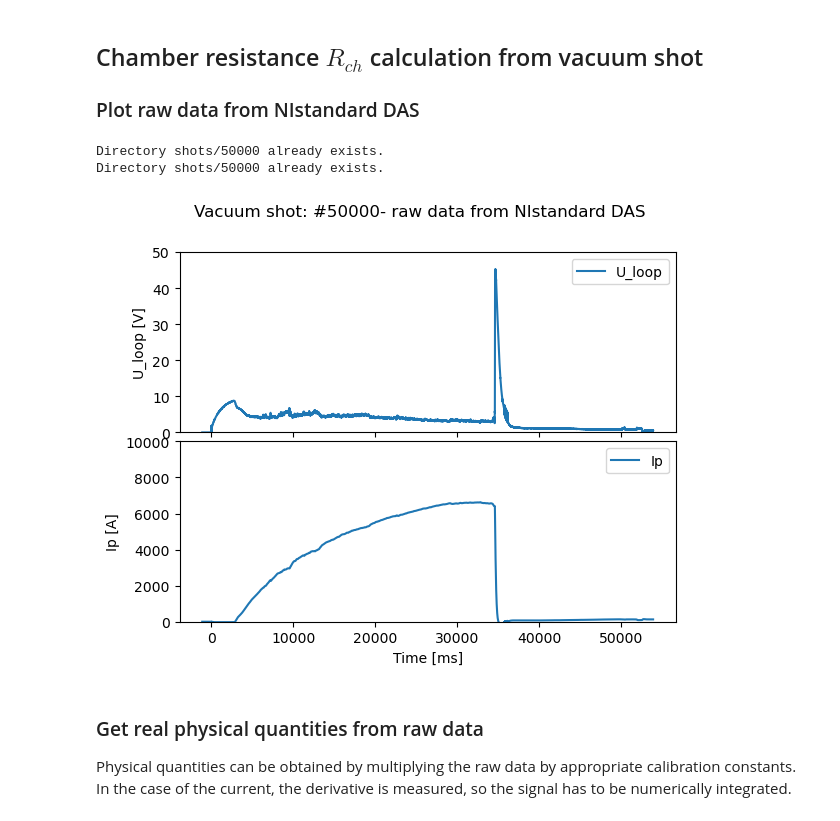
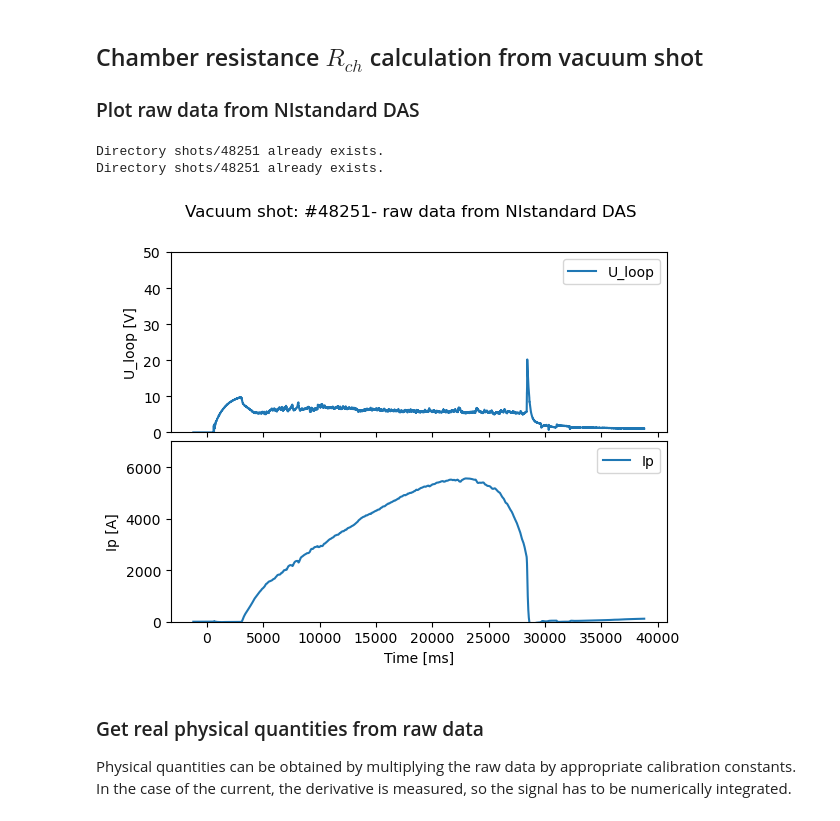
Before and after one commit to VictorV626/GolemGithub, a Jupyter notebook: tau.ipynb, the cells around one changed output. Cells and saved outputs as stored; diff of their text form; code cells hidden in the pictures.

```diff
--- a/tau.ipynb
+++ b/tau.ipynb
@@ -32,8 +32,8 @@ k_B = constants.k # Boltzmann constant
 eV = constants.e # 1 eV equivalent to J
 baseURL = "http://golem.fjfi.cvut.cz/shots/"
 #baseURL = "file:///locgolem/database/operation/shots/" #local solution
-VacuumShotNo = 50000
-PlasmaShotNo = 50001
+VacuumShotNo = 48251
+PlasmaShotNo = 48251
 try:
         os.stat('shots/')
 except:
@@ -68,31 +68,31 @@ def open_data(shot_no, data_id, data_path):
 # %%
 # First let's get the data from the DAS in the columns specified by the given identifiers.
 Uloop_csv = open_data(VacuumShotNo,'U_loop', 'Diagnostics/BasicDiagnostics/Results/U_loop')
 Ip_csv = open_data(VacuumShotNo,'Ip', 'Diagnostics/BasicDiagnostics/Results/Ip')
 # time =  np.linspace(IDuloop['t_start'],IDuloop['t_end'], len(IDuloop['data']))
 
 time = Uloop_csv[:,0]
 Uloop = Uloop_csv[:,1]
 Ip = Ip_csv[:,1] * 1e3 # A conversion from kA to A
 
 # Let's show raw data:
 f,ax = plt.subplots(2,sharex=True)
 f.suptitle('Vacuum shot: #'+str(VacuumShotNo)+ '- raw data from NIstandard DAS')
 
 f.subplots_adjust(hspace=0.05)
 ax[0].set_ylim(0,50)
 ax[0].set_ylabel('U_loop [V]')
 ax[0].plot(time*1e3, Uloop,label='U_loop')
-ax[1].set_ylim(-.1,1e4)
+ax[1].set_ylim(-.1,0.7e4)
 ax[1].set_ylabel('Ip [A]')
 ax[1].plot(time*1e3, Ip,label='Ip')
 ax[1].set_xlabel('Time [ms]')
 [a.legend(loc='best') for a in ax]
 plt.show()
 # %% [output]
-Directory shots/50000 already exists.
-Directory shots/50000 already exists.
+Directory shots/48251 already exists.
+Directory shots/48251 already exists.
-[figure, old version]
+[figure, new version]
 # %% [markdown]
 ### Get real physical quantities from raw data
 Physical quantities can be obtained by multiplying the raw data by appropriate calibration constants. In the case of the current, the derivative is measured, so the signal has to be numerically integrated.
```
Also changed, not shown: parts of 3 cells of this notebook, 1 other file.
